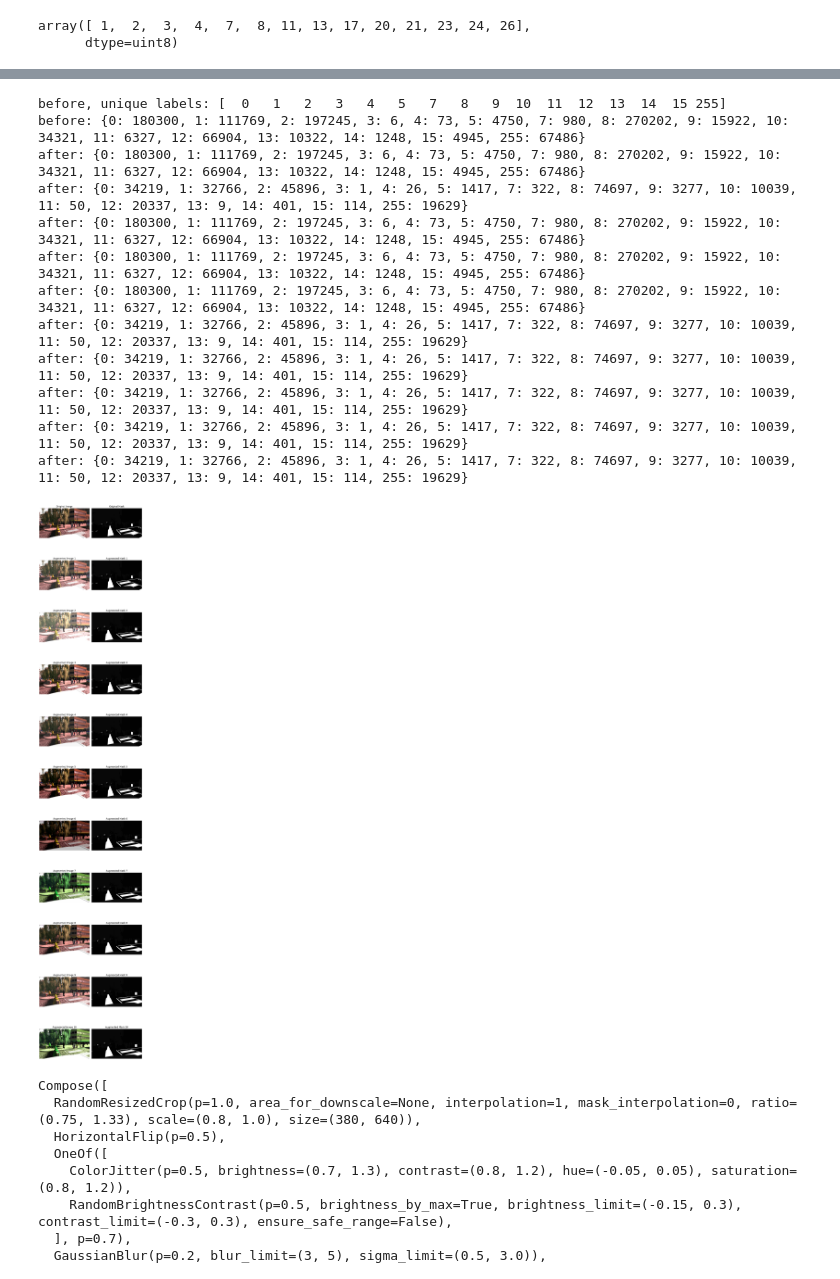
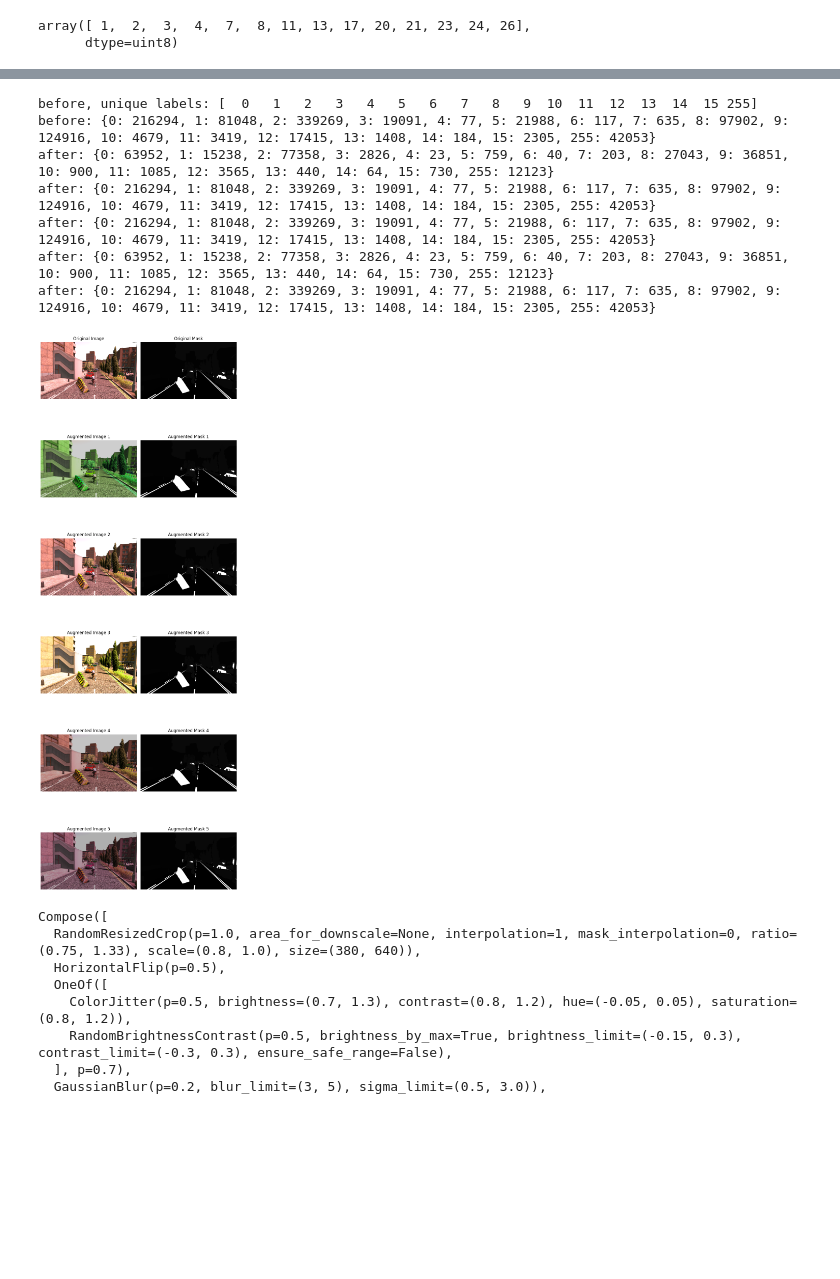
Before and after one commit to Auenwald/synthetic_to_real_translation, a Jupyter notebook: label_testing.ipynb, the cells around one changed output, grey strips where cells are left out. Cells and saved outputs as stored; diff of their text form; code cells hidden in the pictures; blank space fills up the shorter version.

```diff
--- a/label_testing.ipynb
+++ b/label_testing.ipynb
@@ -228,47 +227,42 @@ def visualize_segmentation(dataset, idx=0, samples=3):
         ax[i + 1, 0].axis("off")
 
         ax[i + 1, 1].imshow(aug_mask, cmap='gray') # Show mask directly
         ax[i + 1, 1].set_title(f"Augmented Mask {i+1}")
         ax[i + 1, 1].axis("off")
         # ax[i+1, 1].imshow(overlay_mask(aug_image, aug_mask)) # Or show overlay
         # ax[i+1, 1].set_title(f"Augmented Overlay {i+1}")
 
 
     plt.tight_layout()
     plt.show()
 
 
 dataset_synthia_train.transform = A.Compose([
   A.RandomResizedCrop(p=0.5, area_for_downscale=None, interpolation=1, mask_interpolation=0, ratio=(0.75, 1.33), scale=(0.8, 1.0), size=(380, 640)),
   #A.RandomCrop(width=640, height=380),
   # A.HorizontalFlip(p=0.5),
   A.OneOf([
     A.ColorJitter(p=0.5, brightness=(0.7, 1.3), contrast=(0.8, 1.2), hue=(-0.25, 0.25), saturation=(0.8, 1.2)),
     A.RandomBrightnessContrast(p=0.5, brightness_by_max=True, brightness_limit=(-0.15, 0.3), contrast_limit=(-0.3, 0.3), ensure_safe_range=False),
   ], p=0.7),
   A.GaussianBlur(p=0.2, blur_limit=(3, 5), sigma_limit=(0.5, 3.0)),
   A.Normalize(p=1.0, max_pixel_value=255.0, mean=(0.485, 0.456, 0.406), normalization='standard', std=(0.229, 0.224, 0.225)),
   A.ToTensorV2(p=1.0, transpose_mask=False),
 ], p=1.0, bbox_params=None, keypoint_params=None, additional_targets={'mask': 'mask'}, is_check_shapes=True)
 
 
 # print(dataset_cs_val.transform)
 
-visualize_segmentation(dataset_synthia_train, idx=338, samples=10)
+visualize_segmentation(dataset_synthia_train, idx=240, samples=5)
 # %% [output]
-before, unique labels: [  0   1   2   3   4   5   7   8   9  10  11  12  13  14  15 255]
-before: {0: 180300, 1: 111769, 2: 197245, 3: 6, 4: 73, 5: 4750, 7: 980, 8: 270202, 9: 15922, 10: 34321, 11: 6327, 12: 66904, 13: 10322, 14: 1248, 15: 4945, 255: 67486}
-after: {0: 180300, 1: 111769, 2: 197245, 3: 6, 4: 73, 5: 4750, 7: 980, 8: 270202, 9: 15922, 10: 34321, 11: 6327, 12: 66904, 13: 10322, 14: 1248, 15: 4945, 255: 67486}
-after: {0: 34219, 1: 32766, 2: 45896, 3: 1, 4: 26, 5: 1417, 7: 322, 8: 74697, 9: 3277, 10: 10039, 11: 50, 12: 20337, 13: 9, 14: 401, 15: 114, 255: 19629}
-after: {0: 180300, 1: 111769, 2: 197245, 3: 6, 4: 73, 5: 4750, 7: 980, 8: 270202, 9: 15922, 10: 34321, 11: 6327, 12: 66904, 13: 10322, 14: 1248, 15: 4945, 255: 67486}
-after: {0: 180300, 1: 111769, 2: 197245, 3: 6, 4: 73, 5: 4750, 7: 980, 8: 270202, 9: 15922, 10: 34321, 11: 6327, 12: 66904, 13: 10322, 14: 1248, 15: 4945, 255: 67486}
-after: {0: 180300, 1: 111769, 2: 197245, 3: 6, 4: 73, 5: 4750, 7: 980, 8: 270202, 9: 15922, 10: 34321, 11: 6327, 12: 66904, 13: 10322, 14: 1248, 15: 4945, 255: 67486}
-after: {0: 34219, 1: 32766, 2: 45896, 3: 1, 4: 26, 5: 1417, 7: 322, 8: 74697, 9: 3277, 10: 10039, 11: 50, 12: 20337, 13: 9, 14: 401, 15: 114, 255: 19629}
-after: {0: 34219, 1: 32766, 2: 45896, 3: 1, 4: 26, 5: 1417, 7: 322, 8: 74697, 9: 3277, 10: 10039, 11: 50, 12: 20337, 13: 9, 14: 401, 15: 114, 255: 19629}
-after: {0: 34219, 1: 32766, 2: 45896, 3: 1, 4: 26, 5: 1417, 7: 322, 8: 74697, 9: 3277, 10: 10039, 11: 50, 12: 20337, 13: 9, 14: 401, 15: 114, 255: 19629}
-after: {0: 34219, 1: 32766, 2: 45896, 3: 1, 4: 26, 5: 1417, 7: 322, 8: 74697, 9: 3277, 10: 10039, 11: 50, 12: 20337, 13: 9, 14: 401, 15: 114, 255: 19629}
-after: {0: 34219, 1: 32766, 2: 45896, 3: 1, 4: 26, 5: 1417, 7: 322, 8: 74697, 9: 3277, 10: 10039, 11: 50, 12: 20337, 13: 9, 14: 401, 15: 114, 255: 19629}
+before, unique labels: [  0   1   2   3   4   5   6   7   8   9  10  11  12  13  14  15 255]
+before: {0: 216294, 1: 81048, 2: 339269, 3: 19091, 4: 77, 5: 21988, 6: 117, 7: 635, 8: 97902, 9: 124916, 10: 4679, 11: 3419, 12: 17415, 13: 1408, 14: 184, 15: 2305, 255: 42053}
+after: {0: 63952, 1: 15238, 2: 77358, 3: 2826, 4: 23, 5: 759, 6: 40, 7: 203, 8: 27043, 9: 36851, 10: 900, 11: 1085, 12: 3565, 13: 440, 14: 64, 15: 730, 255: 12123}
+after: {0: 216294, 1: 81048, 2: 339269, 3: 19091, 4: 77, 5: 21988, 6: 117, 7: 635, 8: 97902, 9: 124916, 10: 4679, 11: 3419, 12: 17415, 13: 1408, 14: 184, 15: 2305, 255: 42053}
+after: {0: 216294, 1: 81048, 2: 339269, 3: 19091, 4: 77, 5: 21988, 6: 117, 7: 635, 8: 97902, 9: 124916, 10: 4679, 11: 3419, 12: 17415, 13: 1408, 14: 184, 15: 2305, 255: 42053}
+after: {0: 63952, 1: 15238, 2: 77358, 3: 2826, 4: 23, 5: 759, 6: 40, 7: 203, 8: 27043, 9: 36851, 10: 900, 11: 1085, 12: 3565, 13: 440, 14: 64, 15: 730, 255: 12123}
+after: {0: 216294, 1: 81048, 2: 339269, 3: 19091, 4: 77, 5: 21988, 6: 117, 7: 635, 8: 97902, 9: 124916, 10: 4679, 11: 3419, 12: 17415, 13: 1408, 14: 184, 15: 2305, 255: 42053}
-[figure, old version]
+[figure, new version]
 # %%
 print(dataset_synthia_train.transform)
 # %% [output]
```
Also changed, not shown: parts of 4 cells of this notebook, 8 other files.
